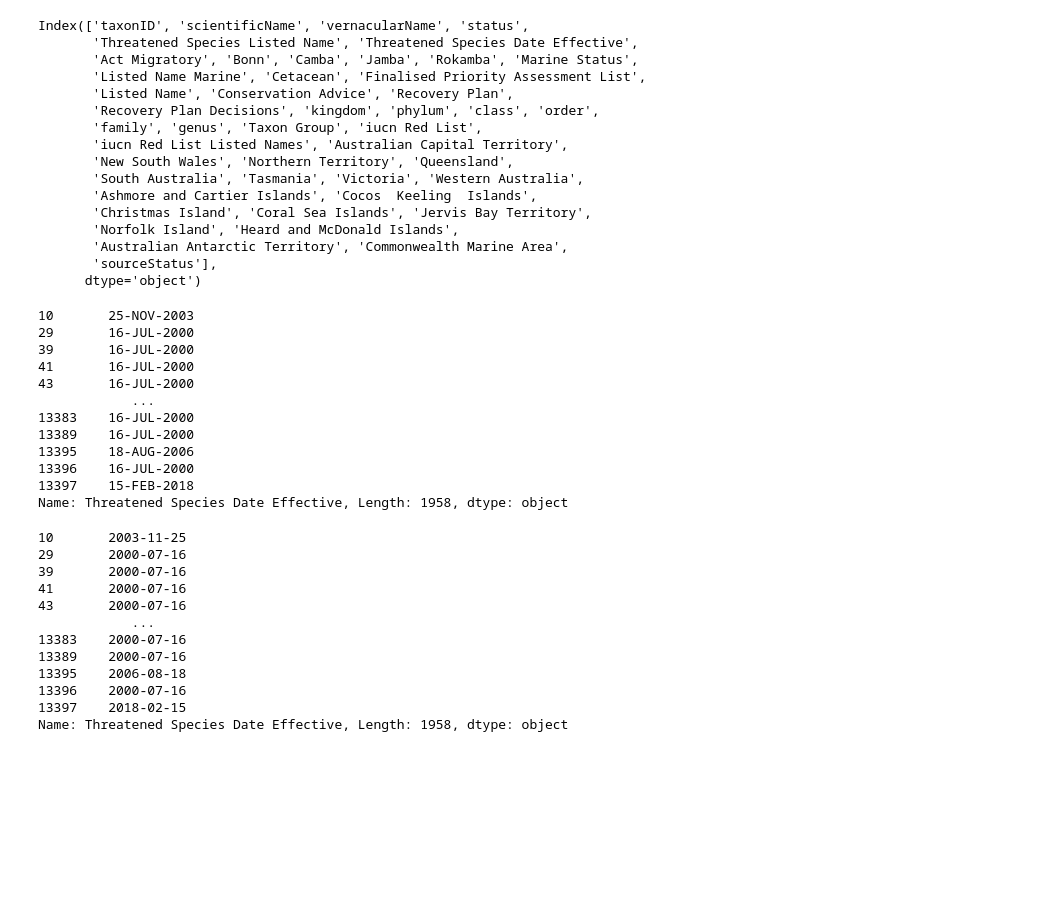
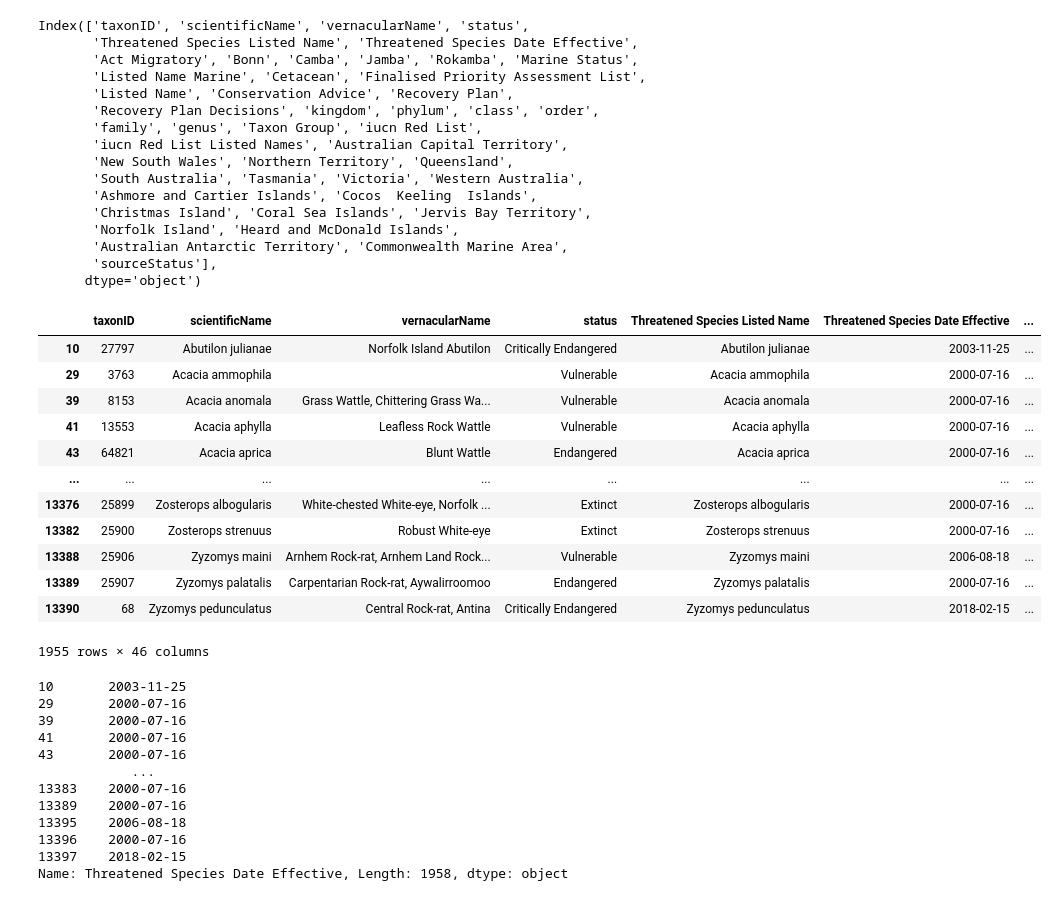
Before and after one commit to AtlasOfLivingAustralia/authoritative-lists, a Jupyter notebook: source-code/py-notebook/EPBC-conservation.ipynb, the cells around one changed output. Saved outputs shown, nothing was run; the diff lists cells and outputs as text; code cells hidden in the pictures; blank space fills up the shorter version.

```diff
--- a/source-code/py-notebook/EPBC-conservation.ipynb
+++ b/source-code/py-notebook/EPBC-conservation.ipynb
@@ -11,9 +9,8 @@ from skimpy import clean_columns
 projectDir = "/Users/oco115/PycharmProjects/authoritative-lists/"
 dataDir = "current-lists/conservation-lists/"
 # %%
-# projectDir = "/Users/oco115/PycharmProjects/auth-lists-updates/"
-epbcreportnew = pd.read_csv(projectDir + "source-data/EPBCA/16082022-120046-report.csv",skiprows=1)
-epbcreportnew.columns
+epbcreport = pd.read_csv(projectDir + "source-data/EPBCA/10052022-123645-report.csv",skiprows=1)
+epbcreport.columns
 # %% [output]
 Index(['Taxon ID', 'Scientific Name', 'Common Name', 'EPBC Threat Status',
        'EPBC Threatened Species Listed Name',
@@ -58,7 +32,6 @@ Index(['Taxon ID', 'Scientific Name', 'Common Name', 'EPBC Threat Status',
 # %%
-# to do - including all columns
-# DWC where obvious, otherwise retain fieldnames in camelCase
-epbcreport = epbcreportnew
+# Rename columns
+#
 epbcreport = epbcreport.rename(columns=
 {
     'Taxon ID':'taxonID',
@@ -115,23 +88,27 @@ Index(['taxonID', 'scientificName', 'vernacularName', 'status',
 # %%
 # create an epbc list: should be 1955 species (with EPBC Threat Status)
 epbc= epbcreport[epbcreport["status"].notna()]
-#drop empty columns
-epbc = epbc.dropna(axis='columns',how='all') # Drop null columns
-
-epbc['Threatened Species Date Effective']
-# %% [output]
-10       25-NOV-2003
-29       16-JUL-2000
-39       16-JUL-2000
-41       16-JUL-2000
-43       16-JUL-2000
-            ...
-13383    16-JUL-2000
-13389    16-JUL-2000
-13395    18-AUG-2006
-13396    16-JUL-2000
-13397    15-FEB-2018
-Name: Threatened Species Date Effective, Length: 1958, dtype: object
+# %%
+# convert dates
+epbc['Threatened Species Date Effective'] = pd.to_datetime(epbc['Threatened Species Date Effective'])
+epbc['Threatened Species Date Effective'] = epbc['Threatened Species Date Effective'].dt.strftime('%Y-%m-%d')
+#drop empty columns
+epbc = epbc.dropna(axis='columns',how='all') # Drop null columns
+epbc
+# %% [output]
+|  | taxonID | scientificName | vernacularName | status | Threatened Species Listed Name | Threatened Species Date Effective | ... |
+| 10 | 27797 | Abutilon julianae | Norfolk Island Abutilon | Critically Endangered | Abutilon julianae | 2003-11-25 | ... |
+| 29 | 3763 | Acacia ammophila |  | Vulnerable | Acacia ammophila | 2000-07-16 | ... |
+| 39 | 8153 | Acacia anomala | Grass Wattle, Chittering Grass Wa... | Vulnerable | Acacia anomala | 2000-07-16 | ... |
+| 41 | 13553 | Acacia aphylla | Leafless Rock Wattle | Vulnerable | Acacia aphylla | 2000-07-16 | ... |
+| 43 | 64821 | Acacia aprica | Blunt Wattle | Endangered | Acacia aprica | 2000-07-16 | ... |
+| ... | ... | ... | ... | ... | ... | ... | ... |
+| 13376 | 25899 | Zosterops albogularis | White-chested White-eye, Norfolk ... | Extinct | Zosterops albogularis | 2000-07-16 | ... |
+| 13382 | 25900 | Zosterops strenuus | Robust White-eye | Extinct | Zosterops strenuus | 2000-07-16 | ... |
+| 13388 | 25906 | Zyzomys maini | Arnhem Rock-rat, Arnhem Land Rock... | Vulnerable | Zyzomys maini | 2006-08-18 | ... |
+| 13389 | 25907 | Zyzomys palatalis | Carpentarian Rock-rat, Aywalirroomoo | Endangered | Zyzomys palatalis | 2000-07-16 | ... |
+| 13390 | 68 | Zyzomys pedunculatus | Central Rock-rat, Antina | Critically Endangered | Zyzomys pedunculatus | 2018-02-15 | ... |
+1955 rows × 46 columns
 # %%
 # convert dates
 epbc['Threatened Species Date Effective'] = pd.to_datetime(epbc['Threatened Species Date Effective'])
```
Also changed, not shown: parts of 3 cells of this notebook, 30 other files.
